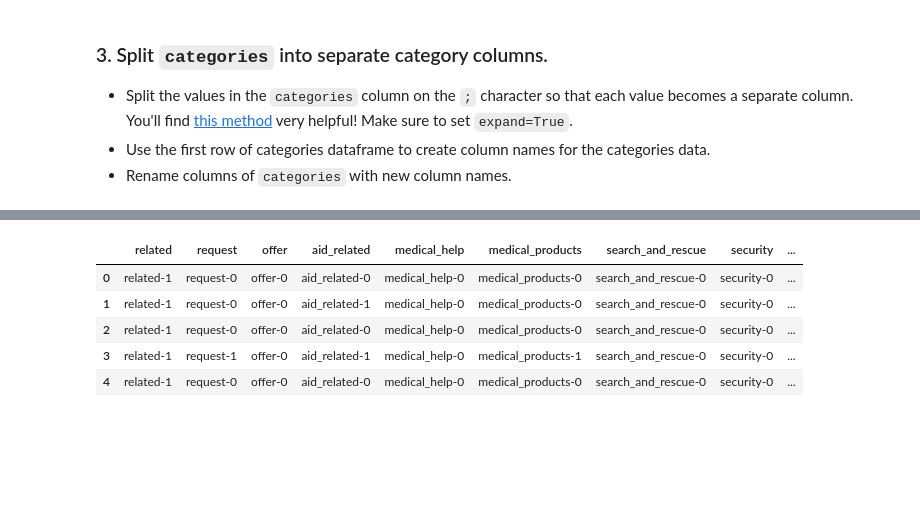
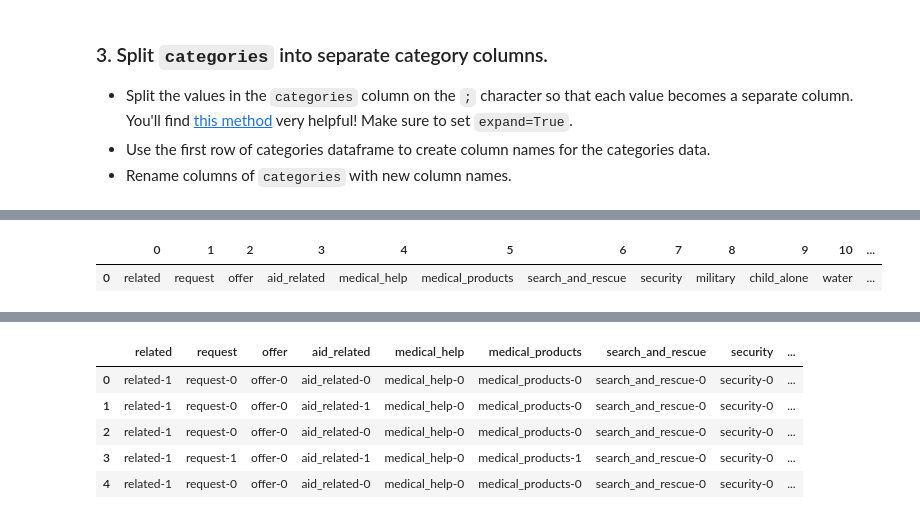
Before and after one commit to hen-wg/udacity_disaster_response, a Jupyter notebook: notebooks/ETL Pipeline Preparation.ipynb, the cells around one changed output, grey strips where cells are left out. Cells and saved outputs as stored; diff of their text form; code cells hidden in the pictures; blank space fills up the shorter version.

```diff
--- a/notebooks/ETL Pipeline Preparation.ipynb
+++ b/notebooks/ETL Pipeline Preparation.ipynb
@@ -106,6 +112,6 @@ pandas.core.series.Series
 # %%
 # create a dataframe of the 36 individual category columns
-categories = df['categories'].str.split(pat=";", n=-1, expand=True)
+categories = df.categories.str.split(';',expand=True).head()
 categories.head()
 # %% [output]
 |  | 0 | 1 | 2 | 3 | 4 | 5 | 6 | 7 | 8 | 9 | 10 | ... |
@@ -131,0 +134,5 @@ row
+# %%
+row.apply(lambda x: x.str[:-2])
+# %% [output]
+|  | 0 | 1 | 2 | 3 | 4 | 5 | 6 | 7 | 8 | 9 | 10 | ... |
+| 0 | related | request | offer | aid_related | medical_help | medical_products | search_and_rescue | security | military | child_alone | water | ... |
```
Also changed, not shown: parts of 25 cells of this notebook.
